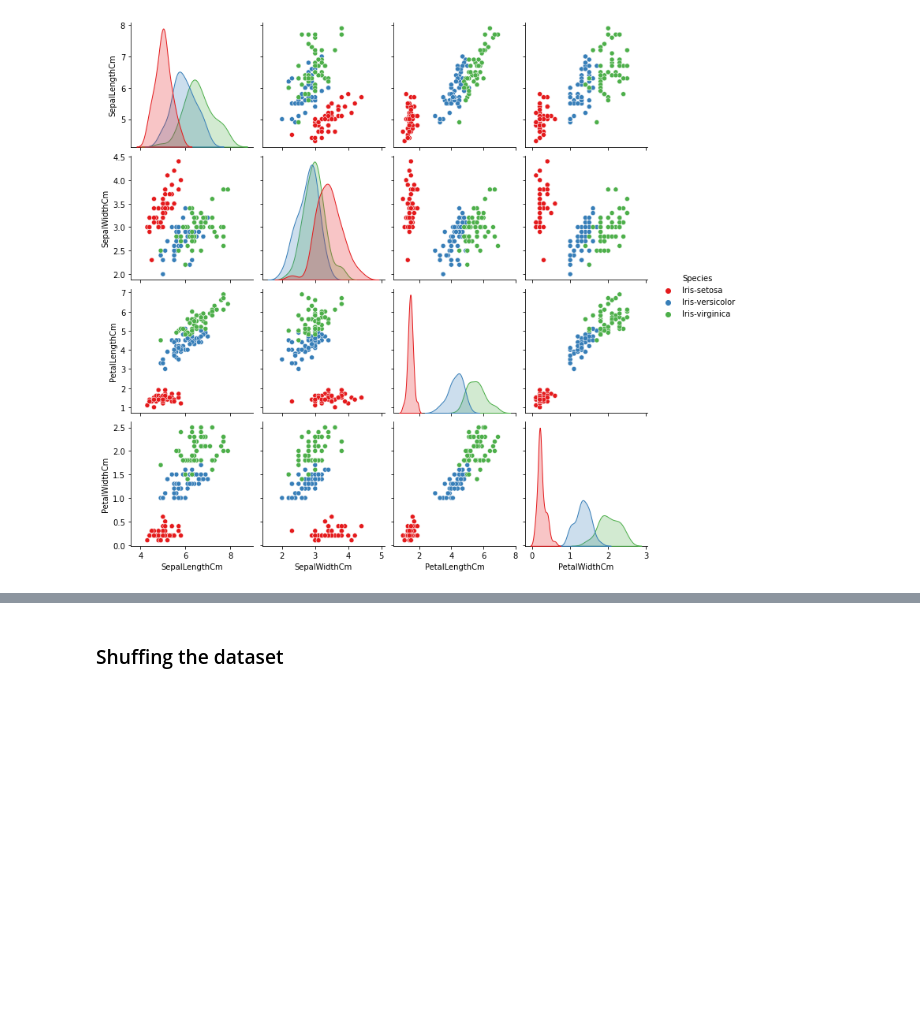
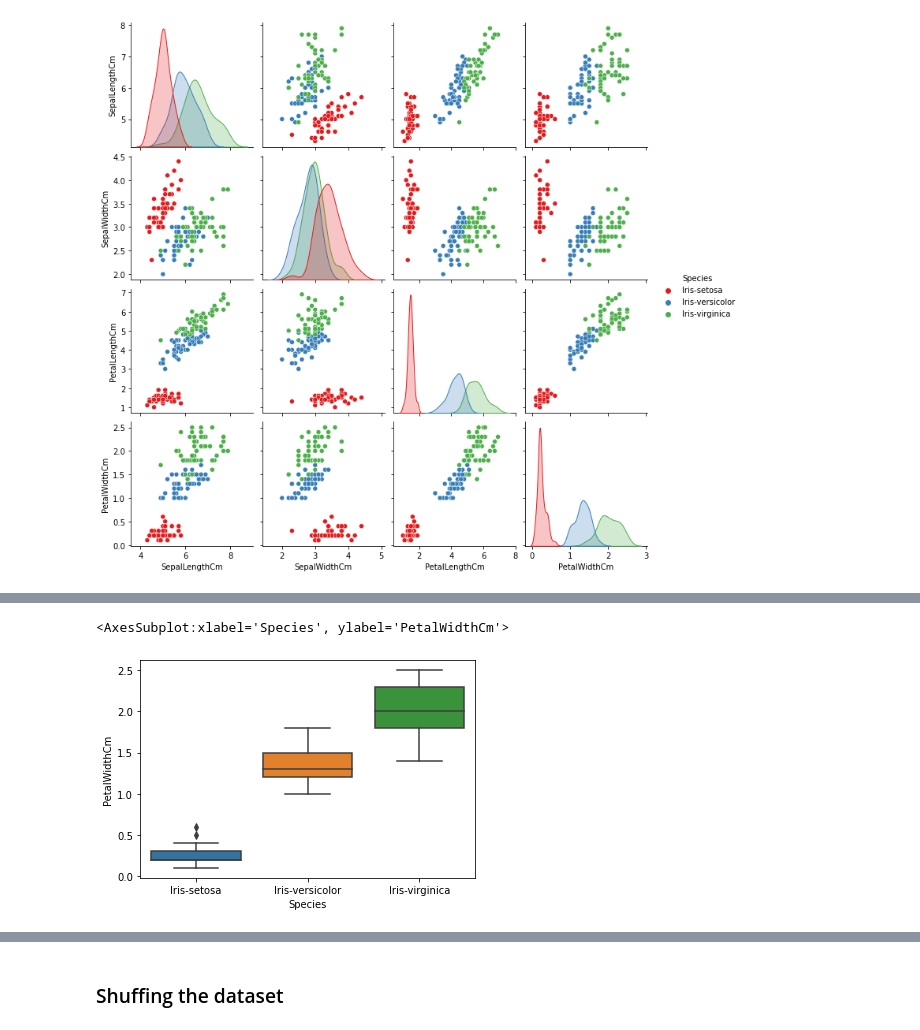
Before and after one commit to Rusali28/Decision-Trees--TSF, a Jupyter notebook: Decision_tree_notebook.ipynb, the cells around one changed output, grey strips where cells are left out. Drawn from its saved outputs; the diff is of its cells as text; code cells hidden in the pictures; blank space fills up the shorter version.

```diff
--- a/Decision_tree_notebook.ipynb
+++ b/Decision_tree_notebook.ipynb
@@ -110,0 +128,5 @@ sns.pairplot(data,hue = 'Species', palette = 'Set1')
+# %%
+sns.boxplot(x = "Species", y = "PetalWidthCm", data = data)
+# %% [output]
+<AxesSubplot:xlabel='Species', ylabel='PetalWidthCm'>
+[figure, added]
```
Also changed, not shown: parts of 8 cells of this notebook, 3 other files.
